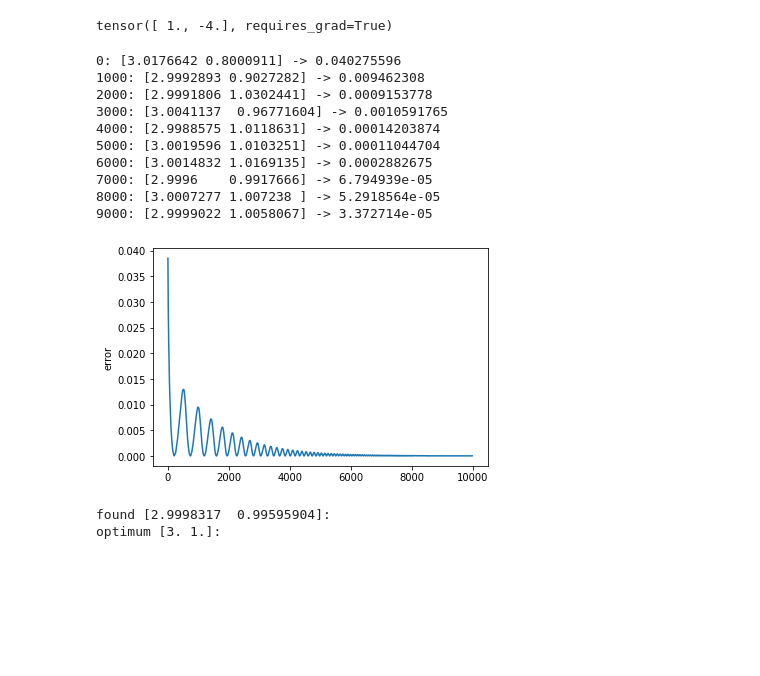
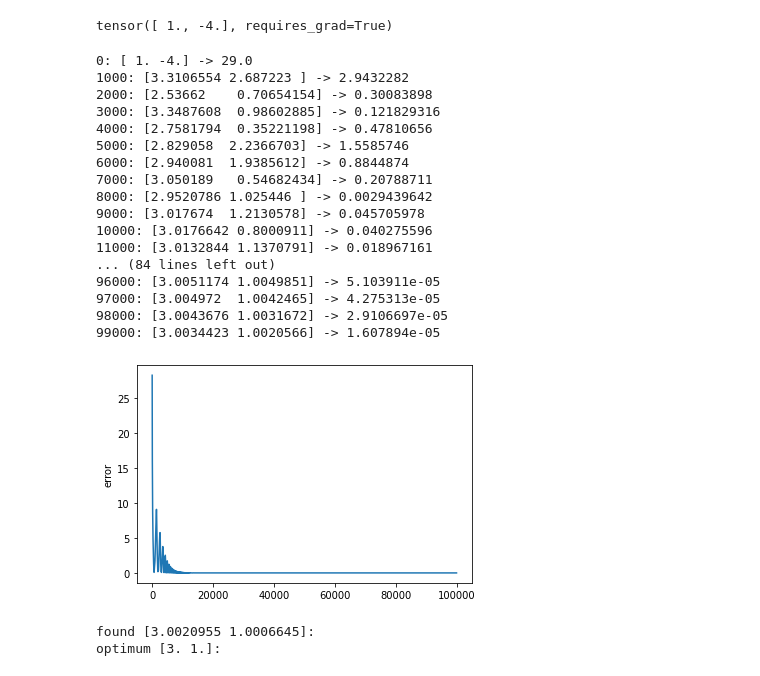
Before and after one commit to adiel2012/Pytorch-examples, a Jupyter notebook: 1_Basics.ipynb, the cells around one changed output. Drawn from its saved outputs; the diff is of its cells as text; code cells hidden in the pictures; blank space fills up the shorter version.

```diff
--- a/1_Basics.ipynb
+++ b/1_Basics.ipynb
@@ -133,34 +133,41 @@ print(x)
 # %% [output]
 tensor([ 1., -4.], requires_grad=True)
 # %%
-optimizer = torch.optim.RMSprop([x], lr=0.0005)
+optimizer = torch.optim.RMSprop([x], lr=0.005)
 losses = []
-for iter in range(10000):
+for iter in range(100000):
     loss = (x-optimum).dot(x-optimum)
     if iter % 1000 == 0:
         with torch.no_grad():
             print( '%s: %s -> %s' % (iter, x.numpy(), loss.numpy()))
     else:
         losses.append(loss.detach().numpy())
     loss.backward()
     optimizer.step()
 
 plt.plot(losses)
 plt.ylabel('error')
 plt.show()
 print('found %s: ' % (x.detach().numpy()))
 print('optimum %s: ' % (optimum.numpy()))
 # %% [output]
-0: [3.0176642 0.8000911] -> 0.040275596
-1000: [2.9992893 0.9027282] -> 0.009462308
-2000: [2.9991806 1.0302441] -> 0.0009153778
-3000: [3.0041137  0.96771604] -> 0.0010591765
-4000: [2.9988575 1.0118631] -> 0.00014203874
-5000: [3.0019596 1.0103251] -> 0.00011044704
-6000: [3.0014832 1.0169135] -> 0.0002882675
-7000: [2.9996    0.9917666] -> 6.794939e-05
-8000: [3.0007277 1.007238 ] -> 5.2918564e-05
-9000: [2.9999022 1.0058067] -> 3.372714e-05
+0: [ 1. -4.] -> 29.0
+1000: [3.3106554 2.687223 ] -> 2.9432282
+2000: [2.53662    0.70654154] -> 0.30083898
+3000: [3.3487608  0.98602885] -> 0.121829316
+4000: [2.7581794  0.35221198] -> 0.47810656
+5000: [2.829058  2.2366703] -> 1.5585746
+6000: [2.940081  1.9385612] -> 0.8844874
+7000: [3.050189   0.54682434] -> 0.20788711
+8000: [2.9520786 1.025446 ] -> 0.0029439642
+9000: [3.017674  1.2130578] -> 0.045705978
+10000: [3.0176642 0.8000911] -> 0.040275596
+11000: [3.0132844 1.1370791] -> 0.018967161
+... (84 lines left out)
+96000: [3.0051174 1.0049851] -> 5.103911e-05
+97000: [3.004972  1.0042465] -> 4.275313e-05
+98000: [3.0043676 1.0031672] -> 2.9106697e-05
+99000: [3.0034423 1.0020566] -> 1.607894e-05
-[figure, old version]
+[figure, new version]
-found [2.9998317  0.99595904]:
+found [3.0020955 1.0006645]:
 optimum [3. 1.]:
```
